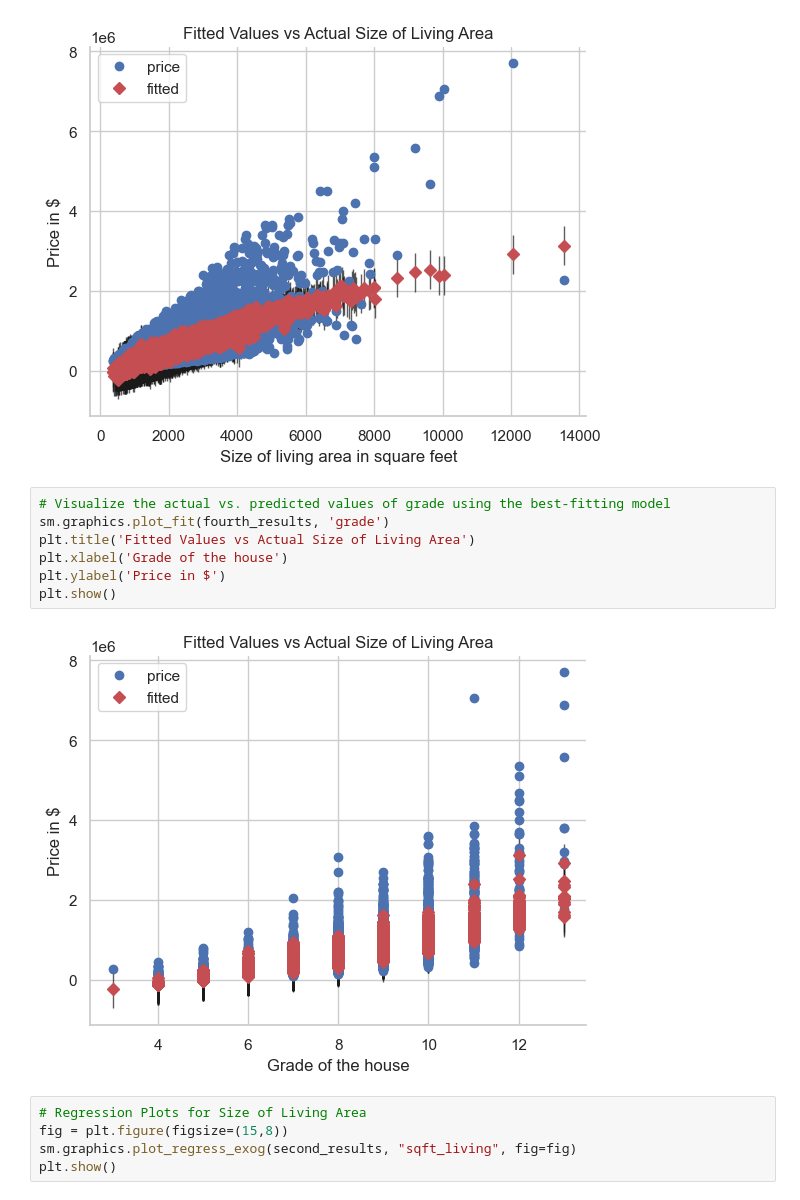
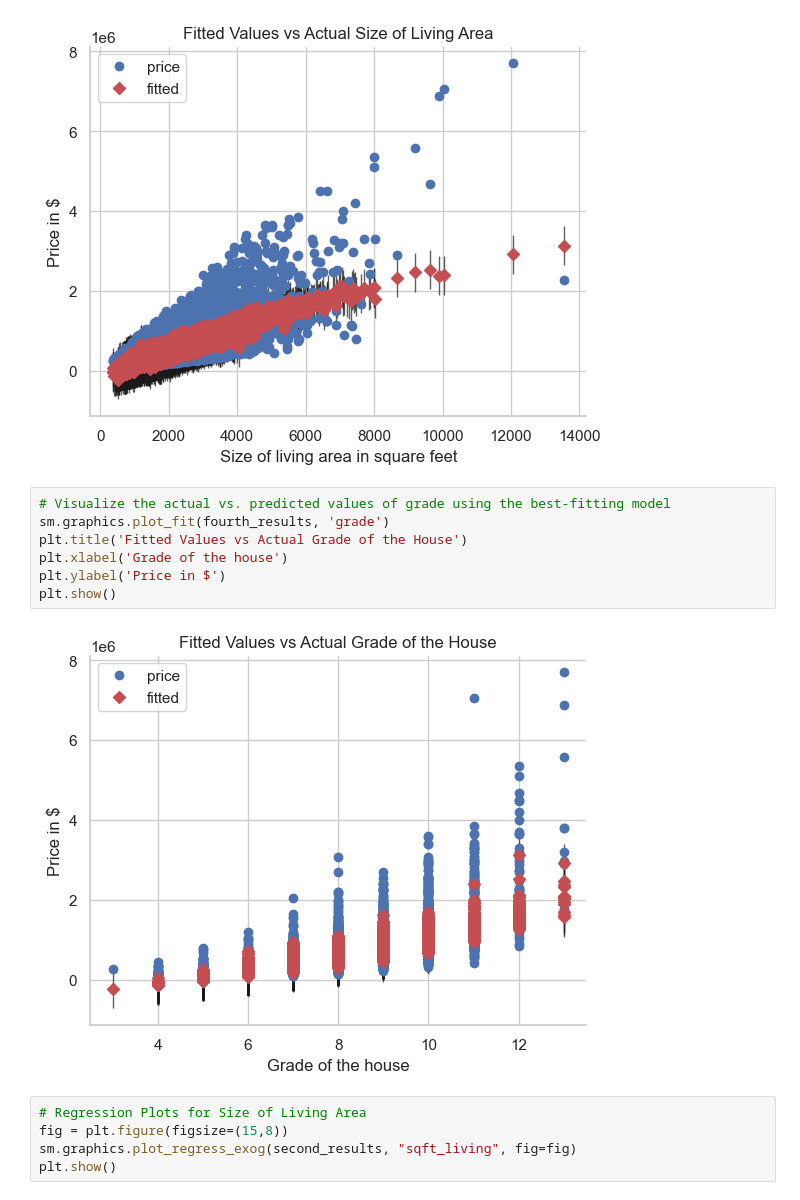
Before and after one commit to Samuelgichanga/Group-24-project, a Jupyter notebook: student.ipynb, the cells around one changed output. Drawn from its saved outputs; the diff is of its cells as text.

```diff
--- a/student.ipynb
+++ b/student.ipynb
@@ -1159,12 +1159,12 @@ plt.show()
 # %%
 # Visualize the actual vs. predicted values of grade using the best-fitting model
 sm.graphics.plot_fit(fourth_results, 'grade')
-plt.title('Fitted Values vs Actual Size of Living Area')
+plt.title('Fitted Values vs Actual Grade of the House')
 plt.xlabel('Grade of the house')
 plt.ylabel('Price in $')
 plt.show()
 # %% [output]
-[figure, old version]
+[figure, new version]
 # %%
 # Regression Plots for Size of Living Area
 fig = plt.figure(figsize=(15,8))
```
Also changed, not shown: parts of 5 cells of this notebook.
